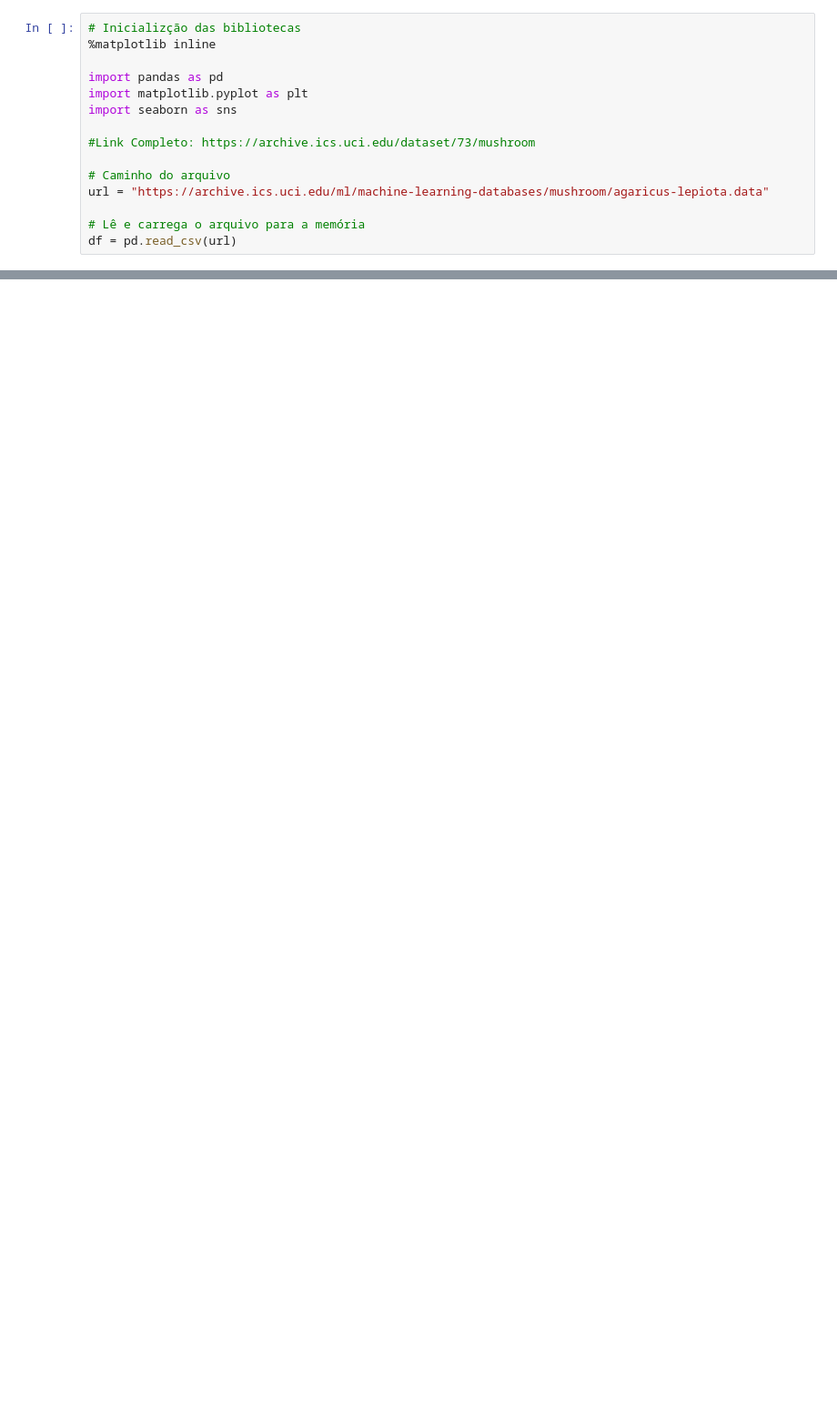
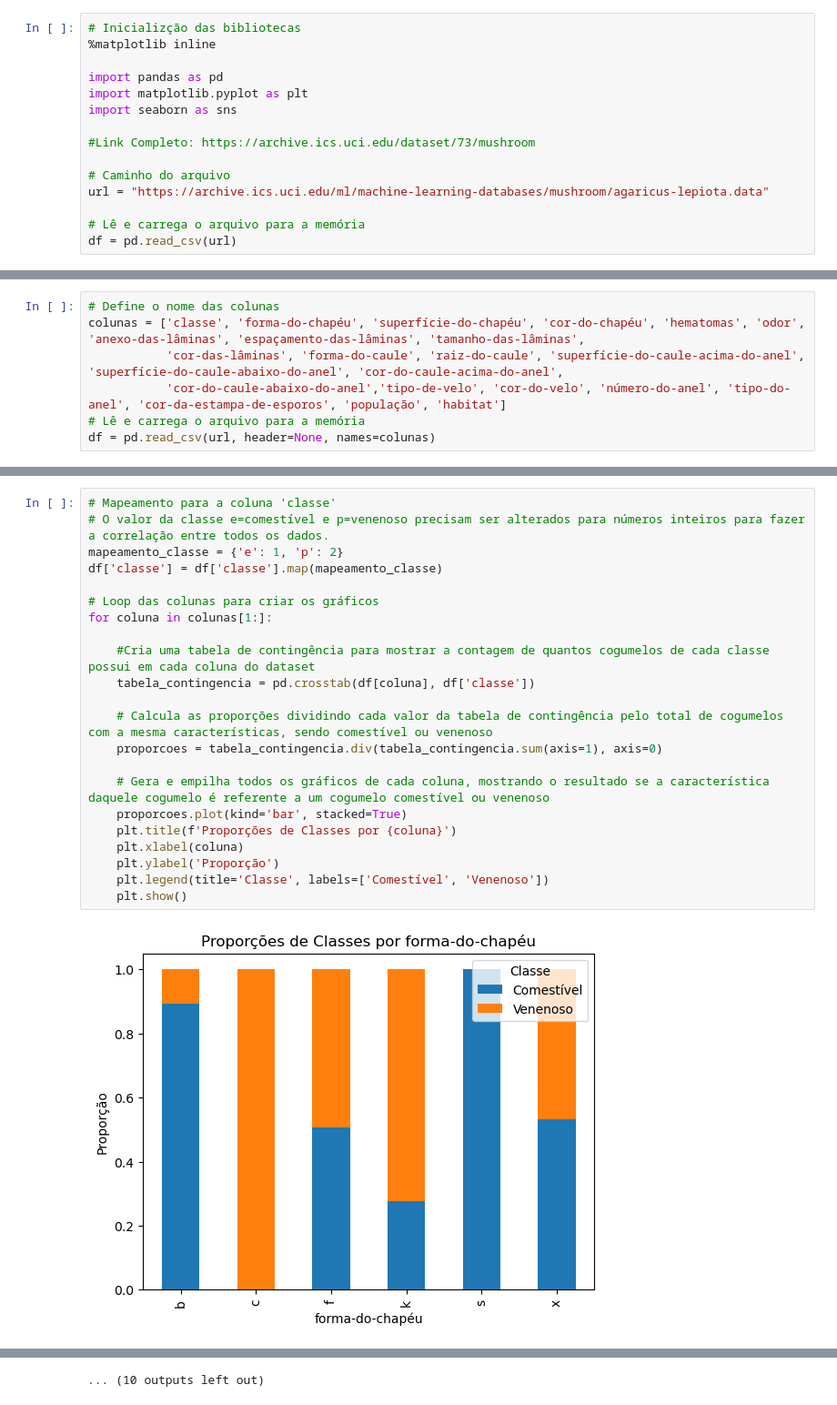
Before and after one commit to jonathan953/mushroom-detection, a Jupyter notebook: notebooks/EDA.ipynb, the cells around one changed output, grey strips where cells are left out. Shown at 91% size. Drawn from its saved outputs; the diff is of its cells as text; blank space fills up the shorter version.

Commit message:
Atualizações do pré processamento dos dados

```diff
--- a/notebooks/EDA.ipynb
+++ b/notebooks/EDA.ipynb
@@ -45,0 +53,7 @@ Attribute Information:
+# %%
+# Define o nome das colunas
+colunas = ['classe', 'forma-do-chapéu', 'superfície-do-chapéu', 'cor-do-chapéu', 'hematomas', 'odor', 'anexo-das-lâminas', 'espaçamento-das-lâminas', 'tamanho-das-lâminas',
+           'cor-das-lâminas', 'forma-do-caule', 'raiz-do-caule', 'superfície-do-caule-acima-do-anel', 'superfície-do-caule-abaixo-do-anel', 'cor-do-caule-acima-do-anel',
+           'cor-do-caule-abaixo-do-anel','tipo-de-velo', 'cor-do-velo', 'número-do-anel', 'tipo-do-anel', 'cor-da-estampa-de-esporos', 'população', 'habitat']
+# Lê e carrega o arquivo para a memória
+df = pd.read_csv(url, header=None, names=colunas)
@@ -45,0 +154,24 @@ Attribute Information:
+# %%
+# Mapeamento para a coluna 'classe'
+# O valor da classe e=comestível e p=venenoso precisam ser alterados para números inteiros para fazer a correlação entre todos os dados.
+mapeamento_classe = {'e': 1, 'p': 2}
+df['classe'] = df['classe'].map(mapeamento_classe)
+
+# Loop das colunas para criar os gráficos
+for coluna in colunas[1:]:
+
+    #Cria uma tabela de contingência para mostrar a contagem de quantos cogumelos de cada classe possui em cada coluna do dataset
+    tabela_contingencia = pd.crosstab(df[coluna], df['classe'])
+
+    # Calcula as proporções dividindo cada valor da tabela de contingência pelo total de cogumelos com a mesma características, sendo comestível ou venenoso
+    proporcoes = tabela_contingencia.div(tabela_contingencia.sum(axis=1), axis=0)
+
+    # Gera e empilha todos os gráficos de cada coluna, mostrando o resultado se a característica daquele cogumelo é referente a um cogumelo comestível ou venenoso
+    proporcoes.plot(kind='bar', stacked=True)
+    plt.title(f'Proporções de Classes por {coluna}')
+    plt.xlabel(coluna)
+    plt.ylabel('Proporção')
+    plt.legend(title='Classe', labels=['Comestível', 'Venenoso'])
+    plt.show()
+# %% [output]
+[figure, added]
@@ -45,0 +189 @@ Attribute Information:
+... (10 outputs left out)
```
Also changed, not shown: parts of 16 cells of this notebook.
